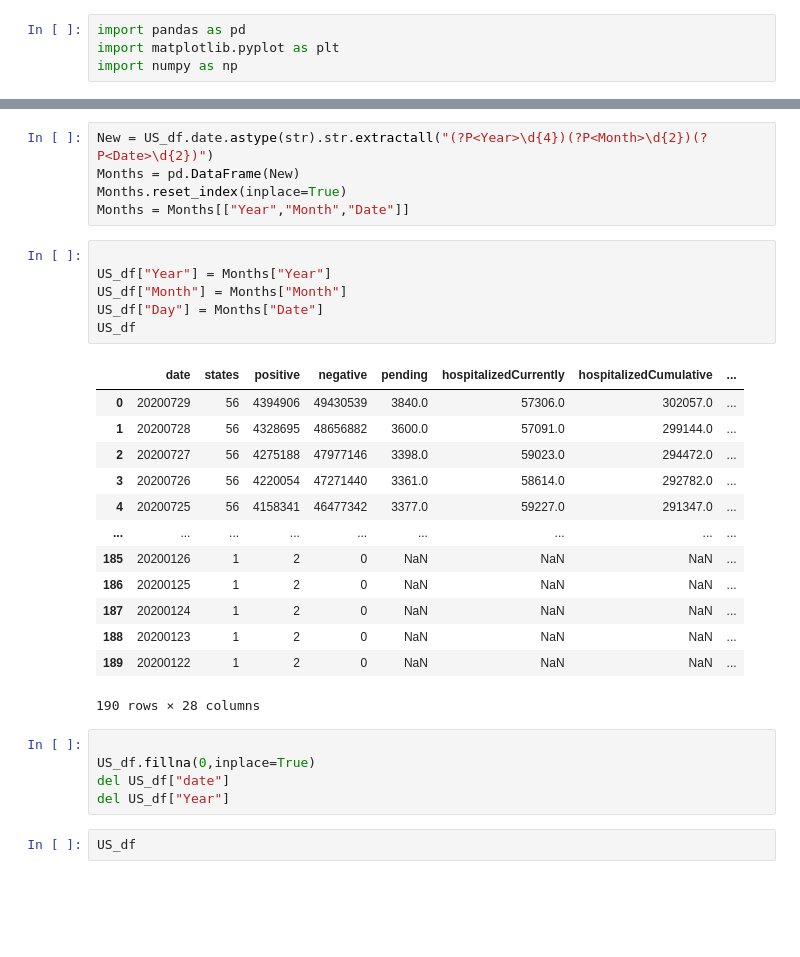
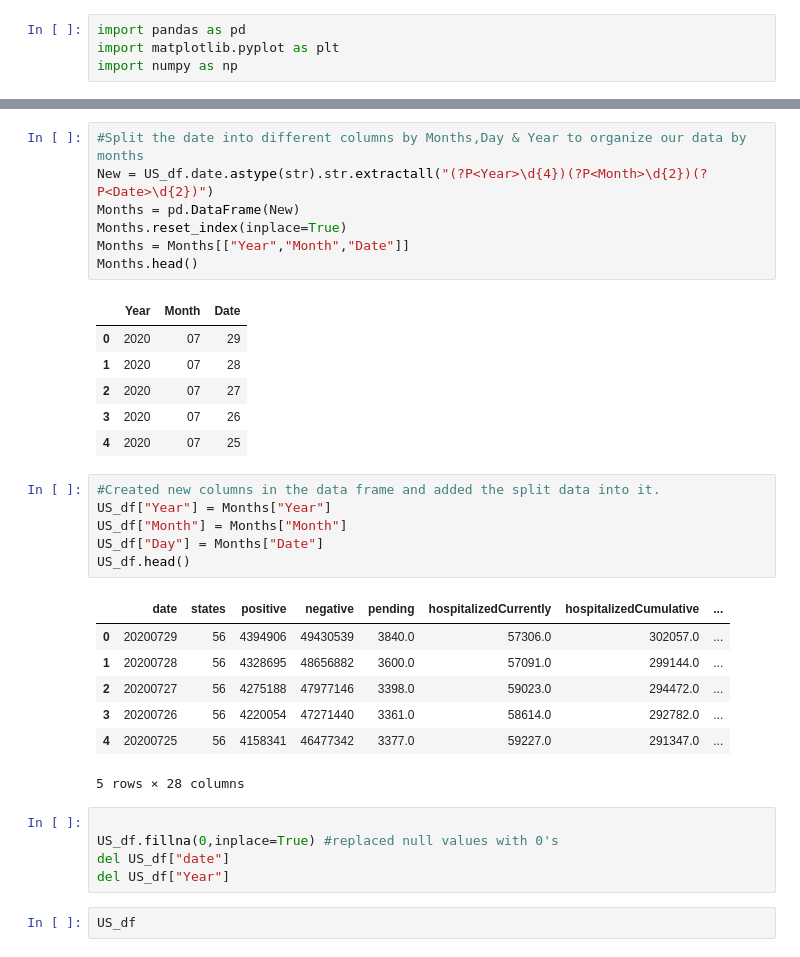
Before and after one commit to dhawan-mani/Covid-Project, a Jupyter notebook: Files/UsData.ipynb, the cells around one changed output, grey strips where cells are left out. Drawn from its saved outputs; the diff is of its cells as text; blank space fills up the shorter version.

```diff
--- a/Files/UsData.ipynb
+++ b/Files/UsData.ipynb
@@ -8,31 +17,34 @@ US_df = pd.DataFrame(Data)
 # %%
+#Split the date into different columns by Months,Day & Year to organize our data by months
 New = US_df.date.astype(str).str.extractall("(?P<Year>\d{4})(?P<Month>\d{2})(?P<Date>\d{2})")
 Months = pd.DataFrame(New)
 Months.reset_index(inplace=True)
 Months = Months[["Year","Month","Date"]]
+Months.head()
+# %% [output]
+|  | Year | Month | Date |
+| 0 | 2020 | 07 | 29 |
+| 1 | 2020 | 07 | 28 |
+| 2 | 2020 | 07 | 27 |
+| 3 | 2020 | 07 | 26 |
+| 4 | 2020 | 07 | 25 |
 # %%
-
+#Created new columns in the data frame and added the split data into it.
 US_df["Year"] = Months["Year"]
 US_df["Month"] = Months["Month"]
 US_df["Day"] = Months["Date"]
-US_df
+US_df.head()
 # %% [output]
 |  | date | states | positive | negative | pending | hospitalizedCurrently | hospitalizedCumulative | ... |
 | 0 | 20200729 | 56 | 4394906 | 49430539 | 3840.0 | 57306.0 | 302057.0 | ... |
 | 1 | 20200728 | 56 | 4328695 | 48656882 | 3600.0 | 57091.0 | 299144.0 | ... |
 | 2 | 20200727 | 56 | 4275188 | 47977146 | 3398.0 | 59023.0 | 294472.0 | ... |
 | 3 | 20200726 | 56 | 4220054 | 47271440 | 3361.0 | 58614.0 | 292782.0 | ... |
 | 4 | 20200725 | 56 | 4158341 | 46477342 | 3377.0 | 59227.0 | 291347.0 | ... |
-| ... | ... | ... | ... | ... | ... | ... | ... | ... |
-| 185 | 20200126 | 1 | 2 | 0 | NaN | NaN | NaN | ... |
-| 186 | 20200125 | 1 | 2 | 0 | NaN | NaN | NaN | ... |
-| 187 | 20200124 | 1 | 2 | 0 | NaN | NaN | NaN | ... |
-| 188 | 20200123 | 1 | 2 | 0 | NaN | NaN | NaN | ... |
-| 189 | 20200122 | 1 | 2 | 0 | NaN | NaN | NaN | ... |
-190 rows × 28 columns
+5 rows × 28 columns
 # %%
 
-US_df.fillna(0,inplace=True)
+US_df.fillna(0,inplace=True) #replaced null values with 0's
 del US_df["date"]
 del US_df["Year"]
 # %%
```
Also changed, not shown: parts of 9 cells of this notebook, 25 other files.
